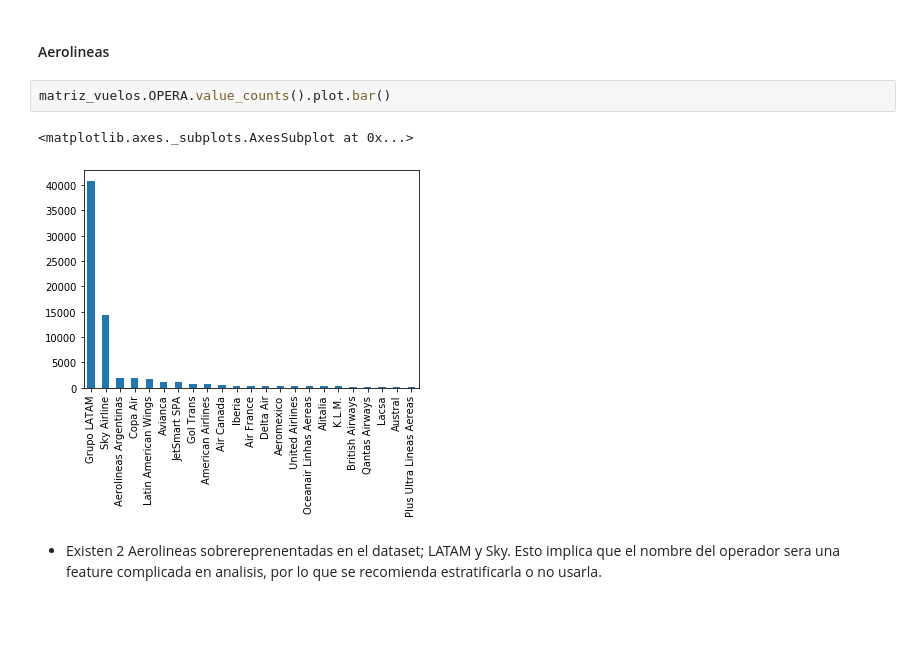
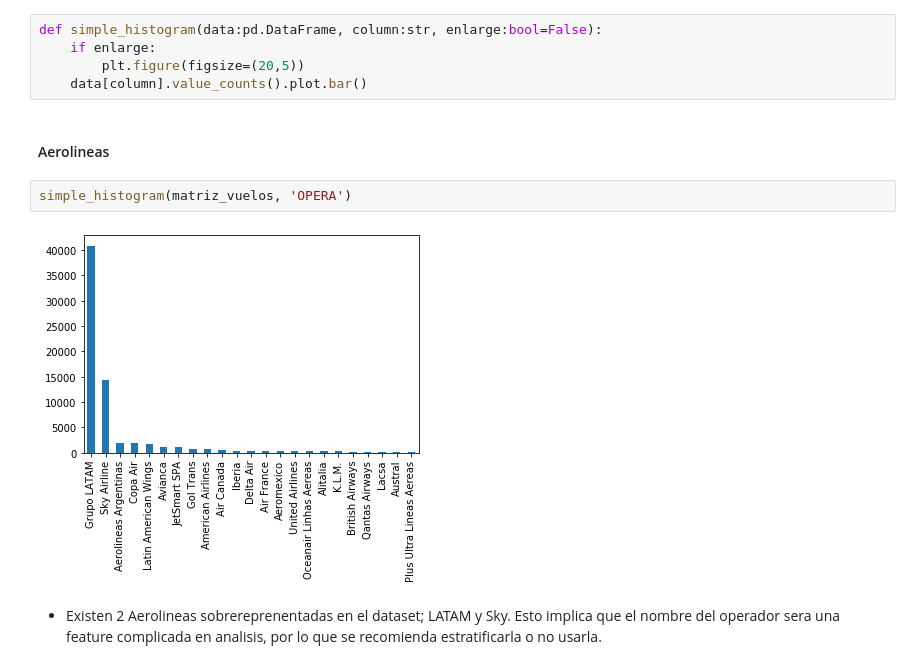
Before and after one commit to razorhedge/latam-ds-challenge, a Jupyter notebook: Notebooks/solution.ipynb, the cells around one changed output. Cells and saved outputs as stored; diff of their text form; blank space fills up the shorter version.

```diff
--- a/Notebooks/solution.ipynb
+++ b/Notebooks/solution.ipynb
@@ -63,13 +77,17 @@ Columna: periodo_dia, Valores Unicos:4
 * Las columnas de fecha estan con marca de tiempo por lo que es probable que existan muchos valores unicos
 # %% [markdown]
 ### Paso 2 : Analisis de distribucion simple
+# %%
+def simple_histogram(data:pd.DataFrame, column:str, enlarge:bool=False):
+    if enlarge:
+        plt.figure(figsize=(20,5))
+    data[column].value_counts().plot.bar()
 # %% [markdown]
 #### Aerolineas
-# %%
-matriz_vuelos.OPERA.value_counts().plot.bar()
-# %% [output]
-<matplotlib.axes._subplots.AxesSubplot at 0x...>
-[figure, removed]
+# %%
+simple_histogram(matriz_vuelos, 'OPERA')
+# %% [output]
+[figure, added]
 # %% [markdown]
 * Existen 2 Aerolineas sobrereprenentadas en el dataset; LATAM y Sky. Esto implica que el nombre del operador sera una feature complicada en analisis, por lo que se recomienda estratificarla o no usarla.
 # %% [markdown]
```
Also changed, not shown: parts of 22 cells of this notebook, 2 other files.
